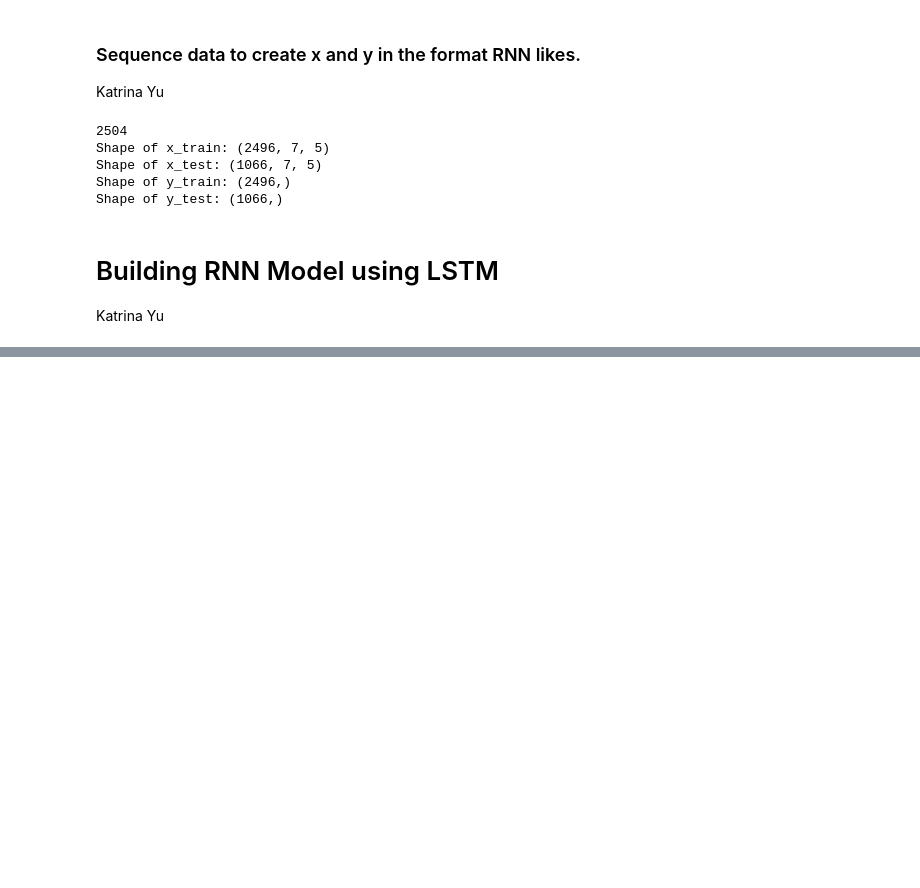
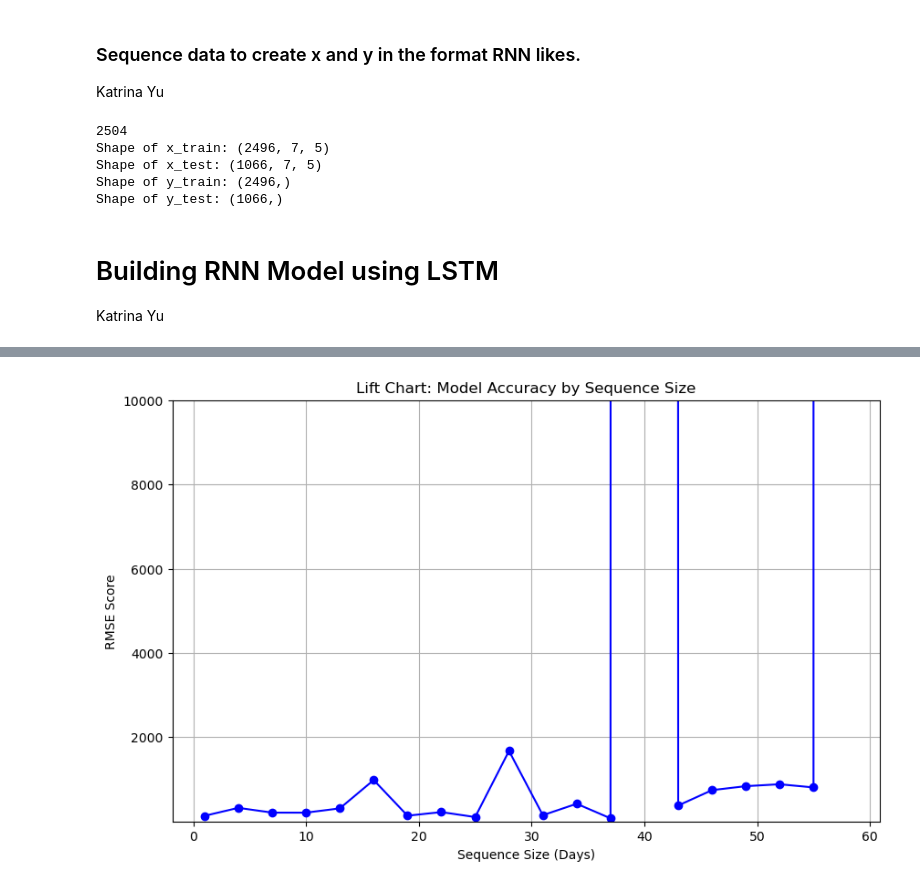
Before and after one commit to kyu2509/CSC180-Project-4, a Jupyter notebook: Stock Price Prediction.ipynb, the cells around one changed output, grey strips where cells are left out. Cells and saved outputs as stored; diff of their text form; code cells hidden in the pictures; blank space fills up the shorter version.

```diff
--- a/Stock Price Prediction.ipynb
+++ b/Stock Price Prediction.ipynb
@@ -409,0 +447,12 @@ plt.show()
+# %%
+best_sequence_size = sequence_sizes[minIndex]
+plt.figure(figsize=(10, 6))
+plt.plot(sequence_sizes, rmse_scores, marker='o', linestyle='-', color='b')
+plt.xlabel('Sequence Size (Days)')
+plt.ylabel('RMSE Score')
+plt.title('Lift Chart: Model Accuracy by Sequence Size')
+plt.ylim(1, 10000)
+plt.grid(True)
+plt.show()
+# %% [output]
+[figure, added]
```
Also changed, not shown: parts of 4 cells of this notebook.
